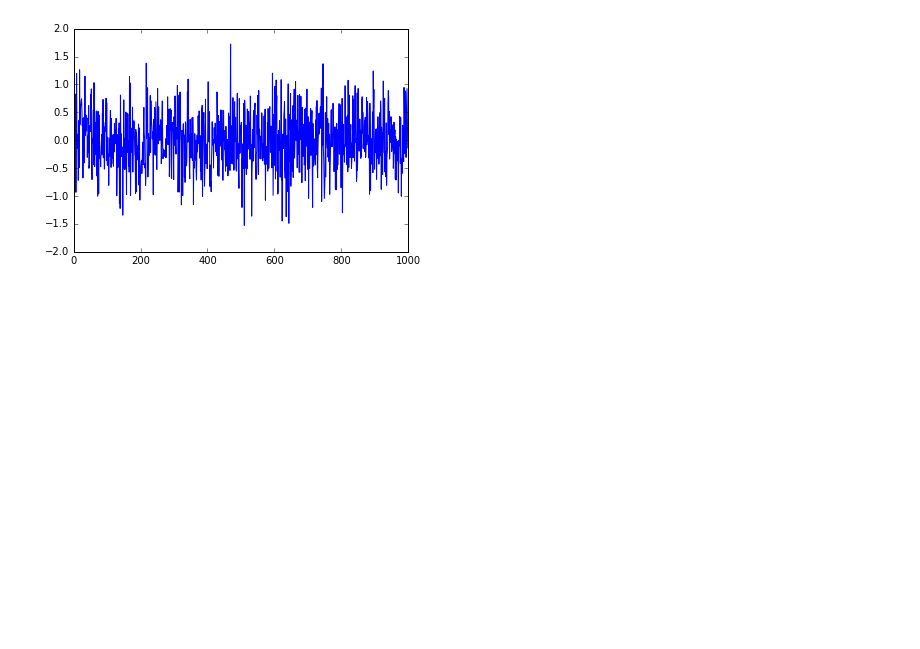
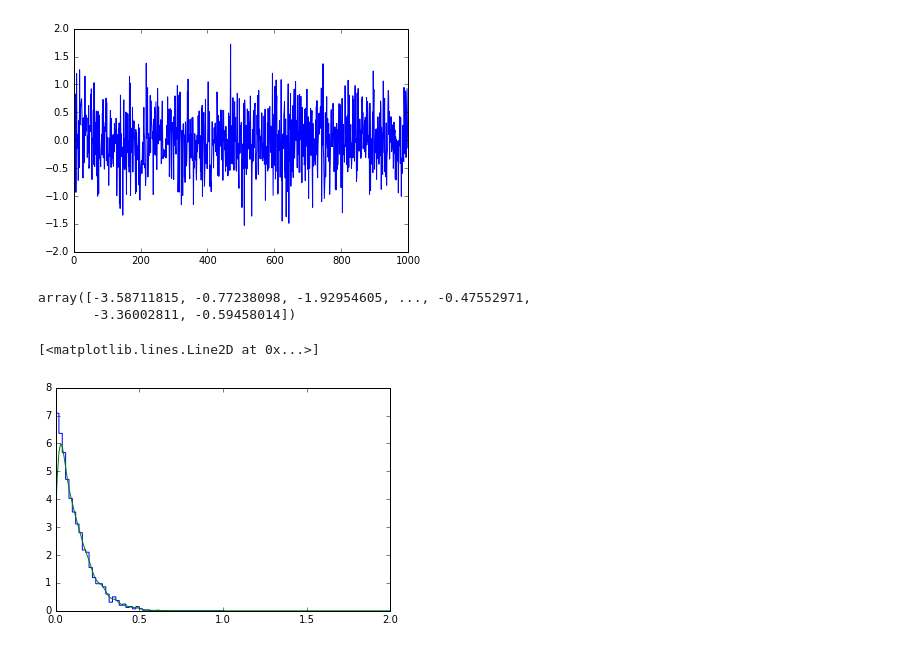
Before and after one commit to yhaddad/KaggleDojo, a Jupyter notebook: Testing_corner.ipynb, the cells around one changed output. Saved outputs shown, nothing was run; the diff lists cells and outputs as text; code cells hidden in the pictures; blank space fills up the shorter version.

```diff
--- a/Testing_corner.ipynb
+++ b/Testing_corner.ipynb
@@ -149,0 +152,8 @@ plt.plot(range(1000-1),X)
+# %%
+X = np.random.beta(1,8,5000)
+Y = logit(X)
+# %%
+Y
+# %% [output]
+array([-3.58711815, -0.77238098, -1.92954605, ..., -0.47552971,
+       -3.36002811, -0.59458014])
@@ -149,0 +162,9 @@ plt.plot(range(1000-1),X)
+# %%
+pdf_x = kde.gaussian_kde(X)
+
+t = np.linspace(0,2,200)
+plt.hist(X, bins=50, range=[0,1], histtype='step', normed=True)
+plt.plot(t,pdf_x(t))
+# %% [output]
+[<matplotlib.lines.Line2D at 0x...>]
+[figure, added]
```
Also changed, not shown: parts of 4 cells of this notebook, 8 other files.
